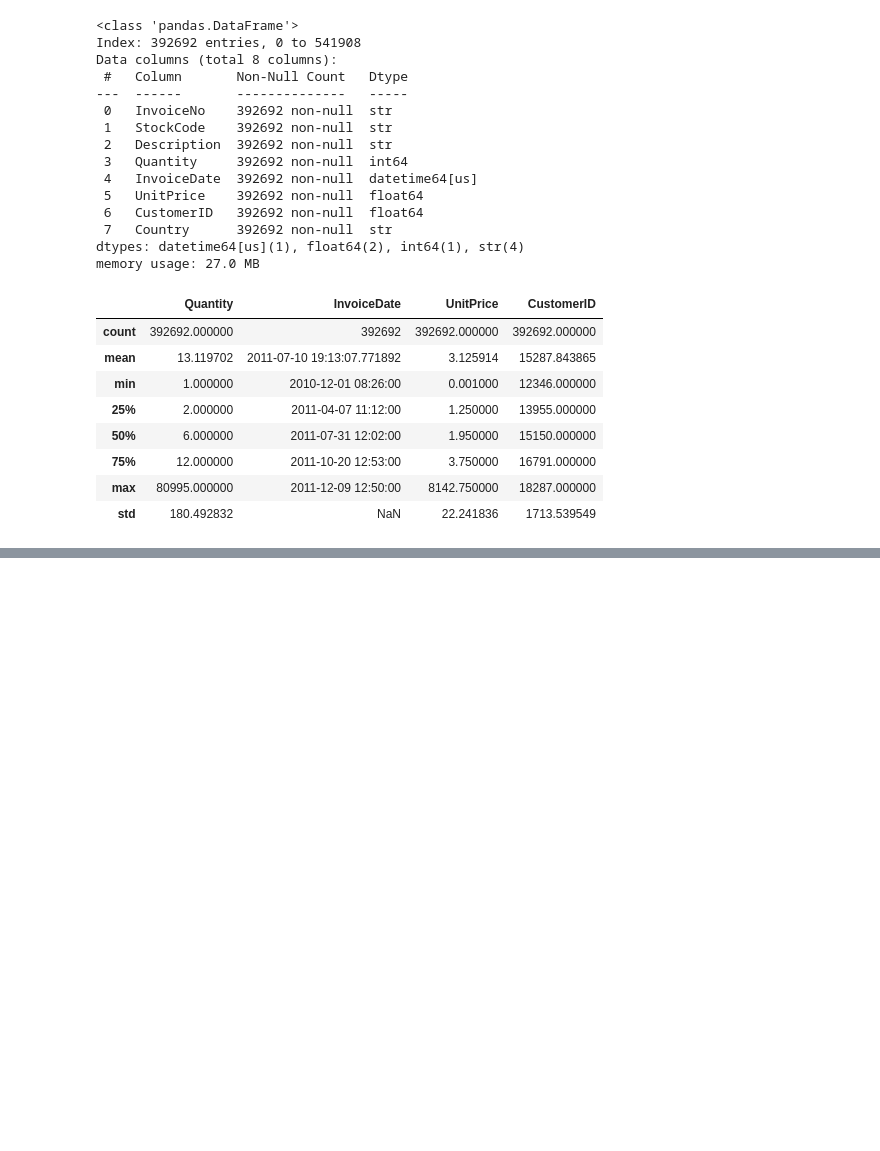
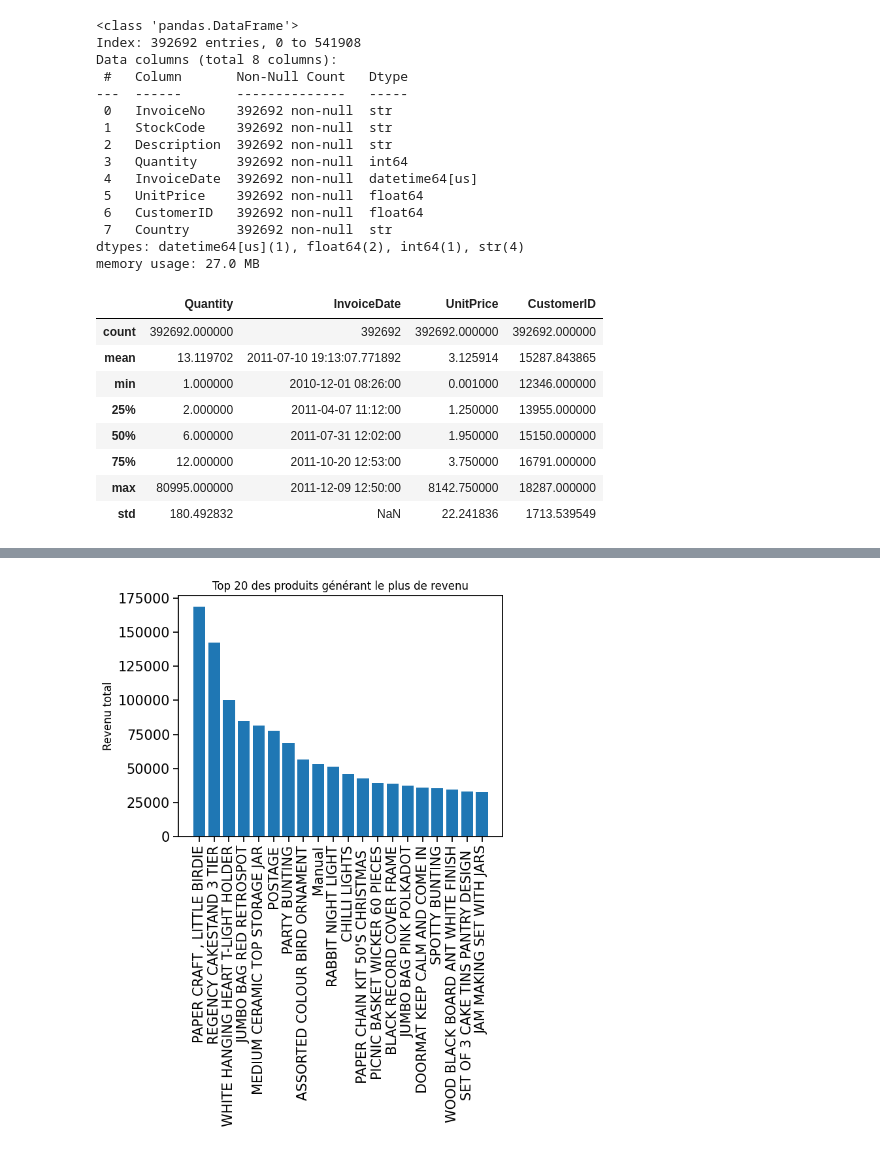
Before and after one commit to djafarou-ML/FUTURE_DS_01, a Jupyter notebook: analyse_vente.ipynb, the cells around one changed output, grey strips where cells are left out. Drawn from its saved outputs; the diff is of its cells as text; code cells hidden in the pictures; blank space fills up the shorter version.

```diff
--- a/analyse_vente.ipynb
+++ b/analyse_vente.ipynb
@@ -277,3 +275,7 @@ df_clean.describe()
 | 75% | 12.000000 | 2011-10-20 12:53:00 | 3.750000 | 16791.000000 |
 | max | 80995.000000 | 2011-12-09 12:50:00 | 8142.750000 | 18287.000000 |
 | std | 180.492832 | NaN | 22.241836 | 1713.539549 |
+# %%
+# Calcul du revenu pour chaque ligne
+df_clean['Revenu'] = df_clean['Quantity'] * df_clean['UnitPrice']
+df_clean
@@ -279,0 +296,4 @@ df_clean.describe()
+# %%
+# Calcul des 20 produits les plus rentables
+top_products = df_clean.groupby('Description')['Revenu'].sum().sort_values(ascending=False)[:20]
+top_products.head(15)
@@ -279,0 +318,22 @@ df_clean.describe()
+# %%
+# Création du graphique pour le Top 20 des produits les plus rentables
+
+plt.figure()
+plt.subplot(111)
+
+# Récupération des labels et valeurs
+
+labels_X = top_products.index
+valeurs_Y = top_products.values
+
+plt.bar(labels_X, valeurs_Y)
+plt.xticks(rotation=90)
+
+# Ajout des labels et titre
+
+plt.ylabel("Revenu total")
+plt.title("Top 20 des produits générant le plus de revenu")
+
+plt.show()
+# %% [output]
+[figure, added]
```
Also changed, not shown: parts of 11 cells of this notebook.
